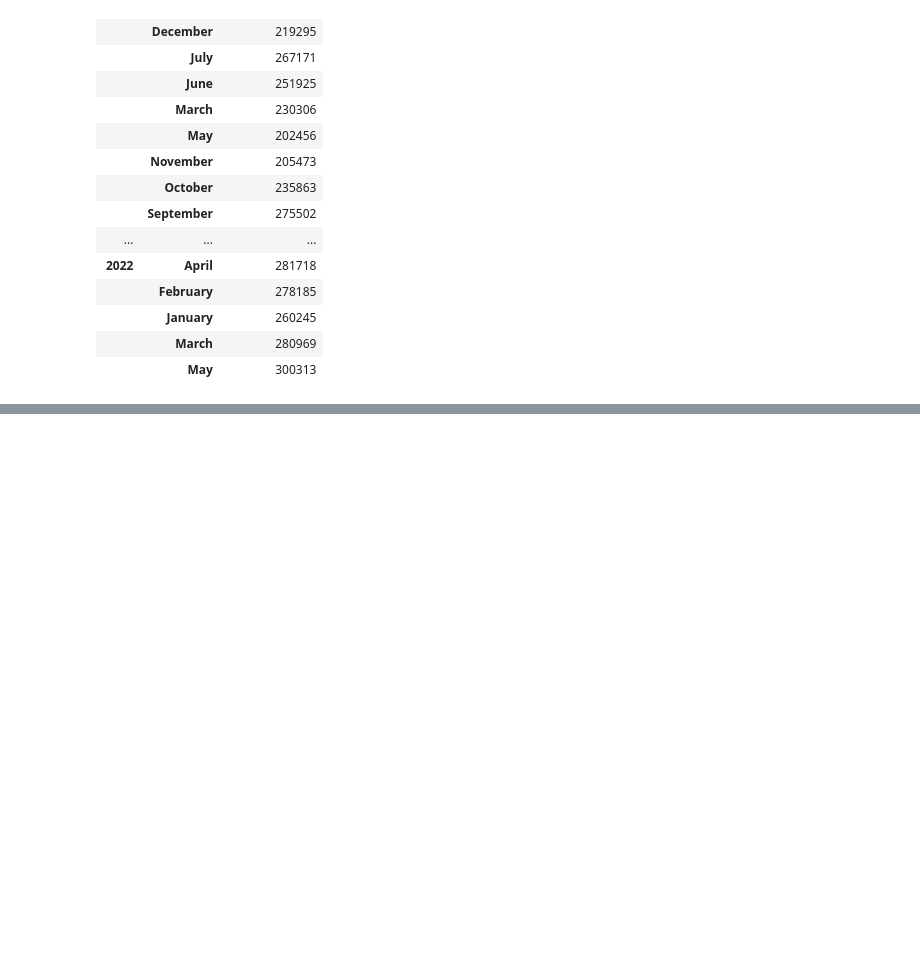
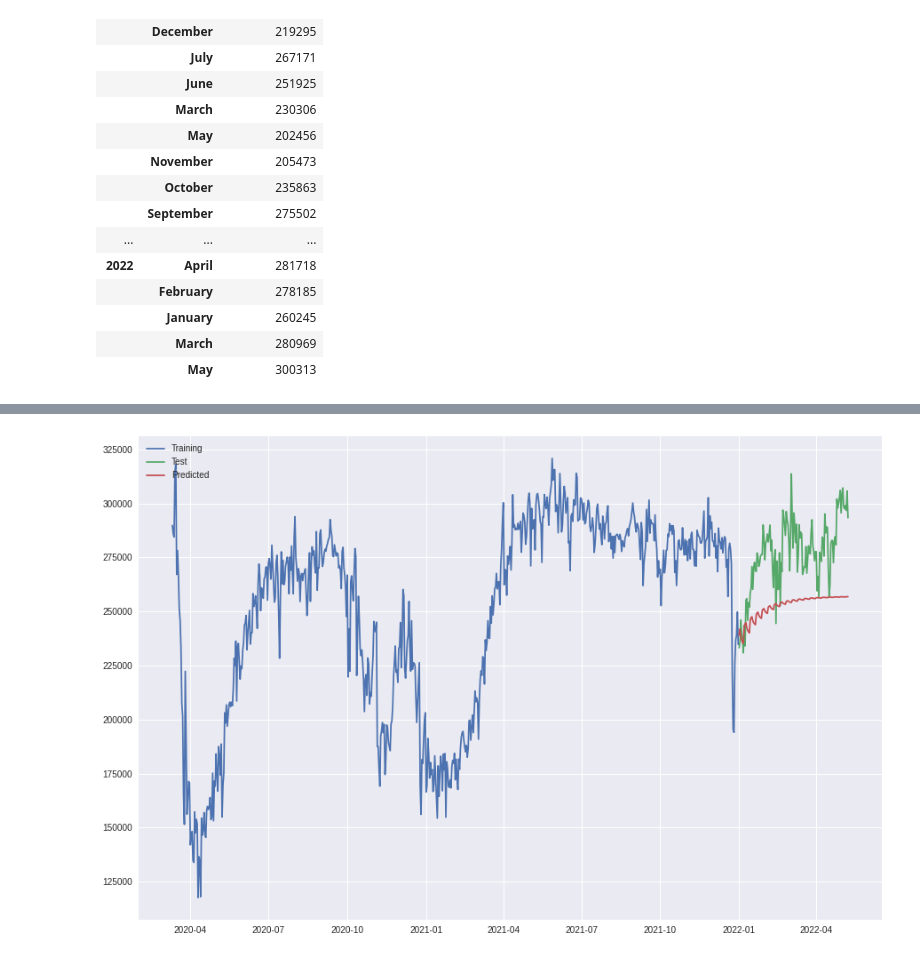
Before and after one commit to ravsheerRSA/Python_Training, a Jupyter notebook: training.ipynb, the cells around one changed output, grey strips where cells are left out. Cells and saved outputs as stored; diff of their text form; code cells hidden in the pictures; blank space fills up the shorter version.

```diff
--- a/training.ipynb
+++ b/training.ipynb
@@ -921,0 +954,8 @@ df3
+# %%
+arima_model = pmd.auto_arima(train,
+                             start_p=0, d=1, start_q=0,
+                             m=7,
+                             seasonal = True,
+                             test="adf",
+                             supress_warnings = True,
+                             trace=True)
@@ -921,0 +1004,13 @@ df3
+# %%
+prediction = pd.DataFrame(arima_model.predict(n_periods = 128),index=test.index)
+
+
+prediction.columns = ['predicted_passengers']
+plt.figure(figsize=(15,10))
+plt.plot(train,label="Training")
+plt.plot(test,label="Test")
+plt.plot(prediction,label="Predicted")
+plt.legend(loc = 'upper left')
+plt.show()
+# %% [output]
+[figure, added]
```
Also changed, not shown: parts of 11 cells of this notebook.
